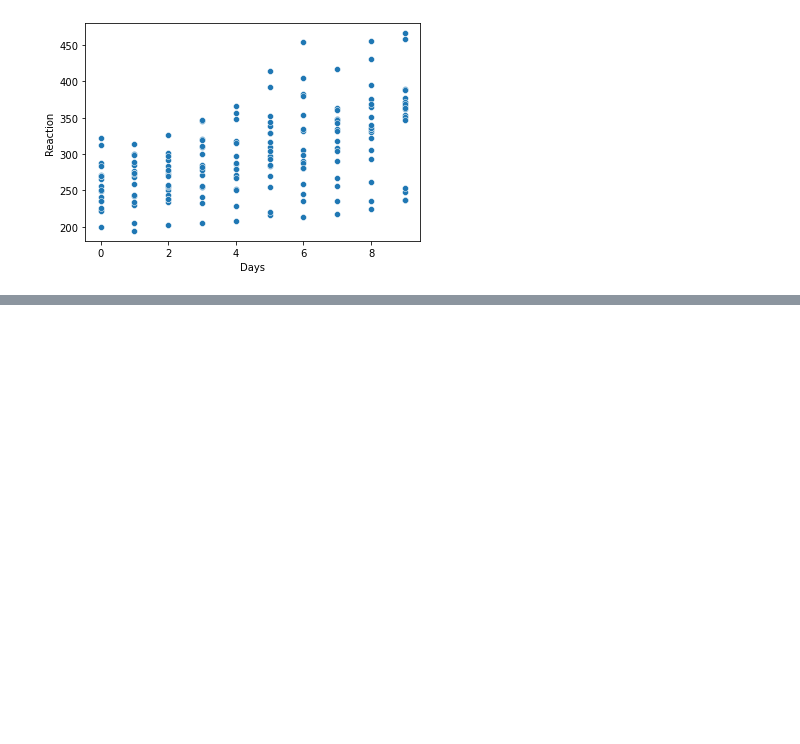
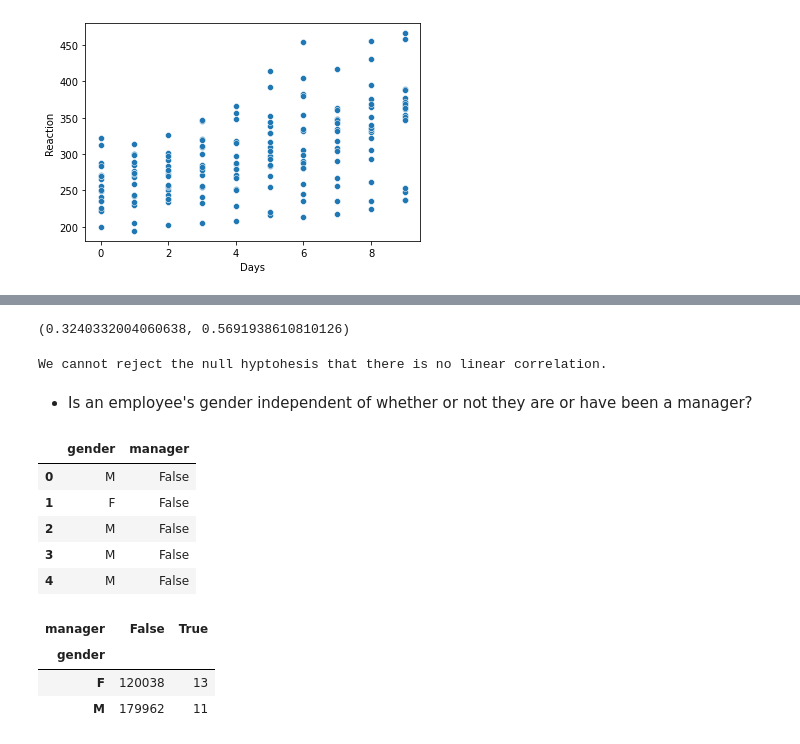
Before and after one commit to kristofer-rivera/statistics-exercises, a Jupyter notebook: hypothesis_testing.ipynb, the cells around one changed output, grey strips where cells are left out. Saved outputs shown, nothing was run; the diff lists cells and outputs as text; code cells hidden in the pictures; blank space fills up the shorter version.

```diff
--- a/hypothesis_testing.ipynb
+++ b/hypothesis_testing.ipynb
@@ -689,0 +806,42 @@ sns.scatterplot(data = sleepstudy, x='Days', y='Reaction')
+# %%
+# Conduct our chi2 contingency table test
+chi2, p, degf, expected = stats.chi2_contingency(observed)
+chi2, p
+# %% [output]
+(0.3240332004060638, 0.5691938610810126)
+# %%
+# Outcome
+if p < alpha:
+    print('We reject the null hypothesis that there is no linear correlation. There is a correlation.')
+else:
+    print('We cannot reject the null hyptohesis that there is no linear correlation.')
+# %% [output]
+We cannot reject the null hyptohesis that there is no linear correlation.
+# %% [markdown]
+- Is an employee's gender independent of whether or not they are or have been a manager?
+# %%
+# Create the sql query to gather required data and create dataframe
+
+query = """
+SELECT gender, IF(employees.emp_no IN(SELECT emp_no FROM dept_manager), 'True', 'False') AS manager
+FROM employees;
+"""
+
+gender_manager = pd.read_sql(query, url)
+gender_manager.head()
+# %% [output]
+|  | gender | manager |
+| 0 | M | False |
+| 1 | F | False |
+| 2 | M | False |
+| 3 | M | False |
+| 4 | M | False |
+# %%
+#Create our crosstab
+observed = pd.crosstab(gender_manager.gender, gender_manager.manager)
+observed
+# %% [output]
+| manager | False | True |
+| gender |  |  |
+| F | 120038 | 13 |
+| M | 179962 | 11 |
```
Also changed, not shown: parts of 21 cells of this notebook.
